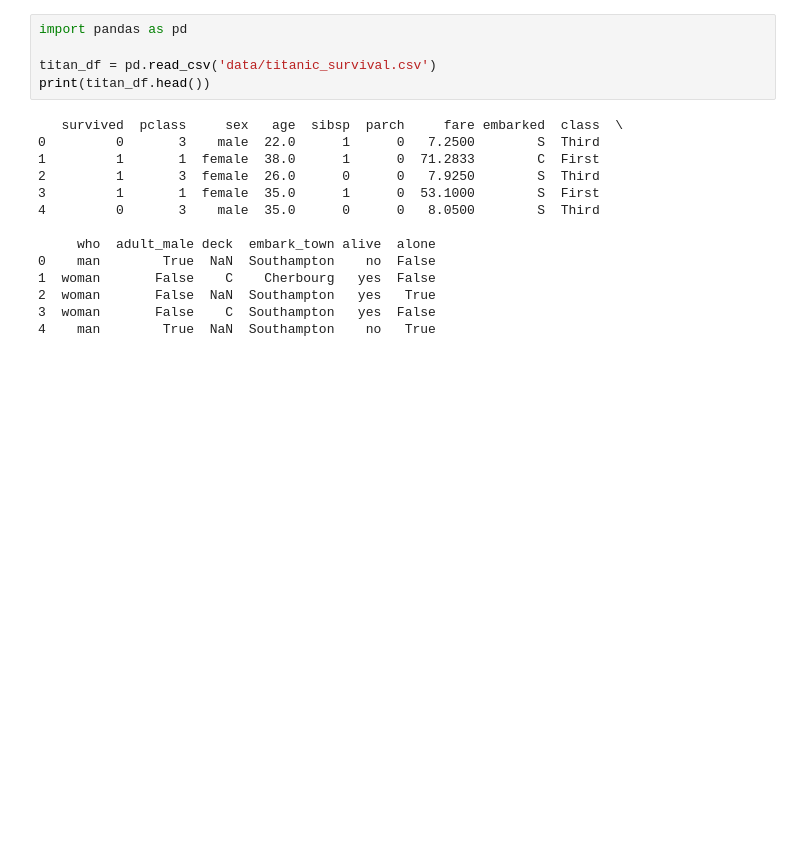
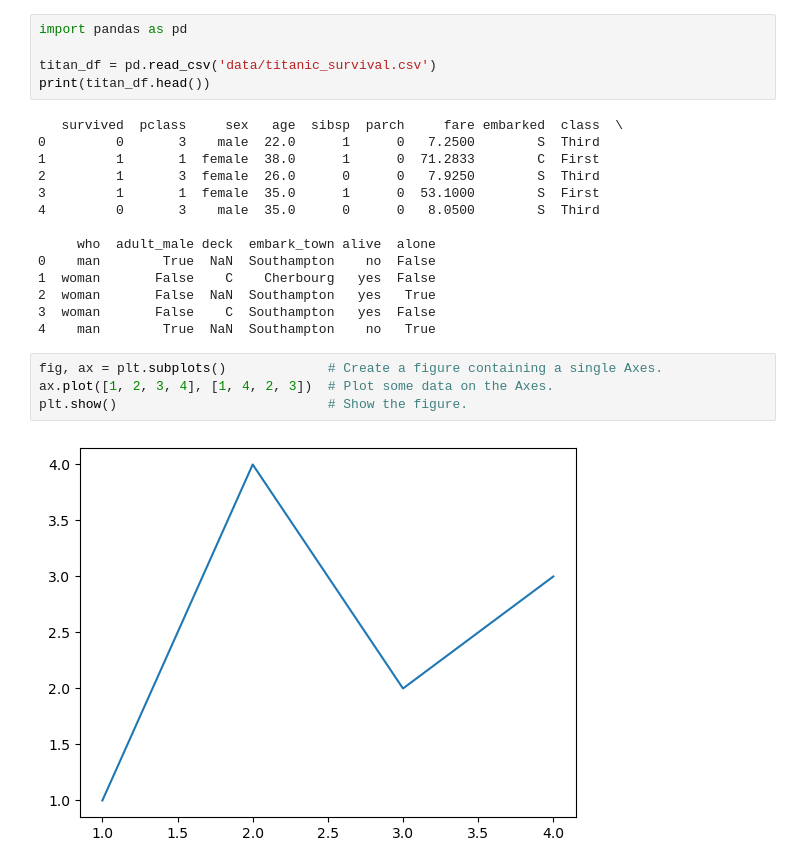
Before and after one commit to GoodestGreenGuy/matplotlibwork, a Jupyter notebook: scratch.ipynb, the cells around one changed output. Cells and saved outputs as stored; diff of their text form; blank space fills up the shorter version.

```diff
--- a/scratch.ipynb
+++ b/scratch.ipynb
@@ -25,3 +25,9 @@ print(titan_df.head())
 2  woman       False  NaN  Southampton   yes   True
 3  woman       False    C  Southampton   yes  False
 4    man        True  NaN  Southampton    no   True
+# %%
+fig, ax = plt.subplots()             # Create a figure containing a single Axes.
+ax.plot([1, 2, 3, 4], [1, 4, 2, 3])  # Plot some data on the Axes.
+plt.show()                           # Show the figure.
+# %% [output]
+[figure, added]
```
Also changed, not shown: parts of 14 cells of this notebook, 1 other file.
